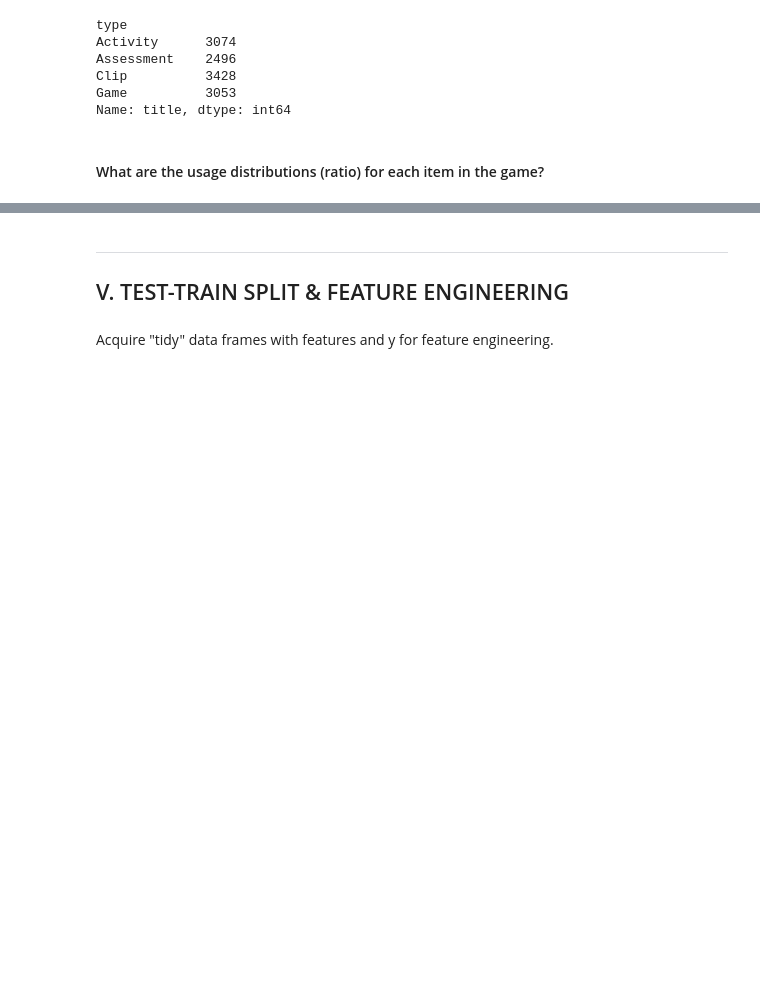
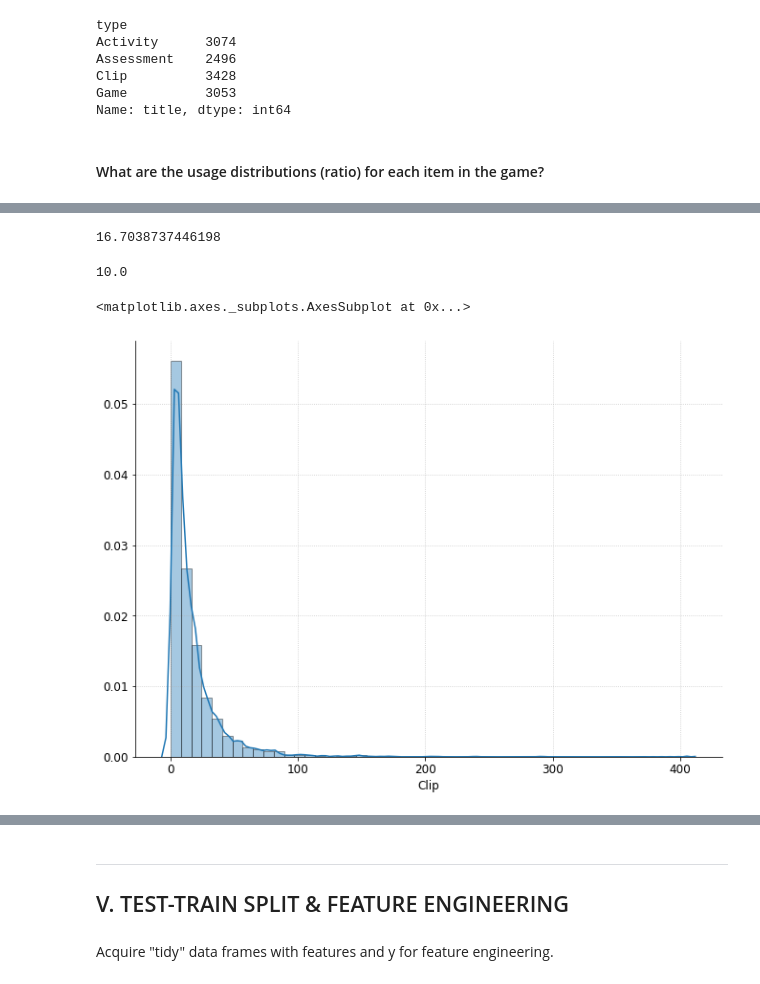
Before and after one commit to cats-in-the-hat/PBS-KIDS2, a Jupyter notebook: full_project_documentation.ipynb, the cells around one changed output, grey strips where cells are left out. Drawn from its saved outputs; the diff is of its cells as text; code cells hidden in the pictures; blank space fills up the shorter version.

```diff
--- a/full_project_documentation.ipynb
+++ b/full_project_documentation.ipynb
@@ -821,0 +829,4 @@ fig.show()
+# %%
+# calculate the median accuracy for each student
+median = df_q.groupby(["installation_id"]).accuracy.median().reset_index()
+median.head()
@@ -821,0 +840,20 @@ fig.show()
+# %%
+# compare the relationship between accuracy and number of access to each engagement type
+clip_pivot2 = (clip_pivot2
+             .merge(median, how = "left", left_on = "installation_id", right_on = "installation_id")
+             .set_index(["installation_id"]))
+# %%
+# average number of clips watched
+clip_pivot2.Clip.mean()
+# %% [output]
+16.7038737446198
+# %%
+# median
+clip_pivot2.Clip.median()
+# %% [output]
+10.0
+# %%
+sns.distplot(clip_pivot2.Clip)
+# %% [output]
+<matplotlib.axes._subplots.AxesSubplot at 0x...>
+[figure, added]
```
Also changed, not shown: parts of 49 cells of this notebook, 1 other file.
